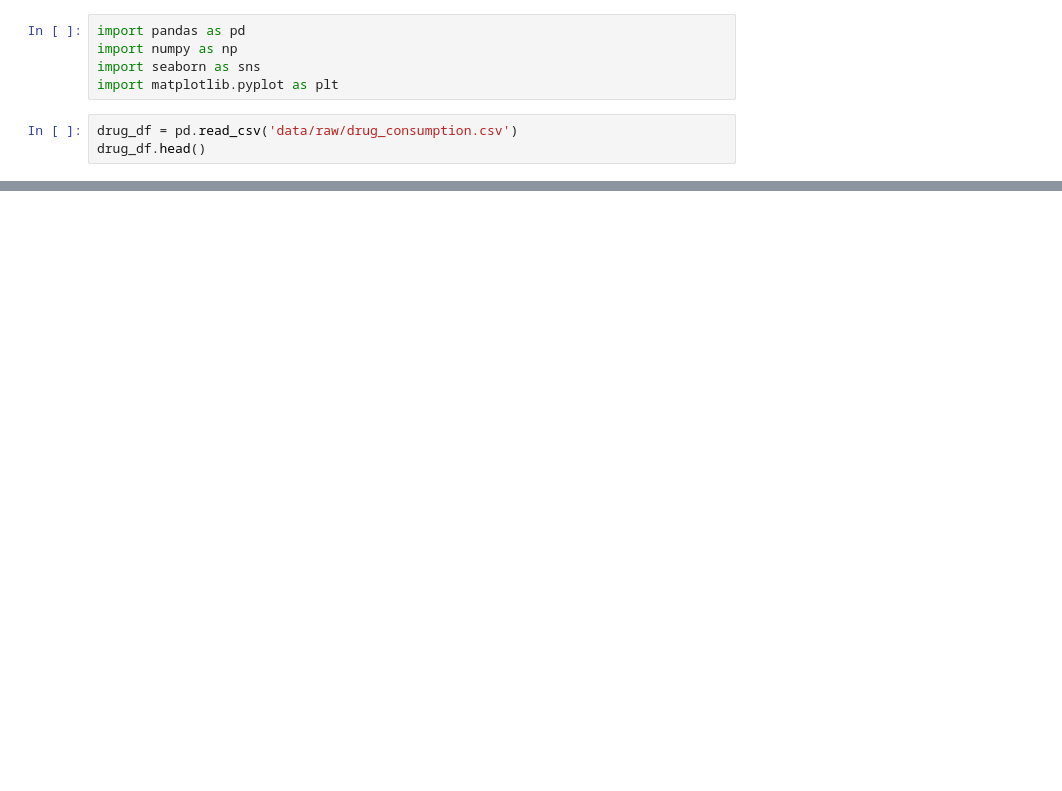
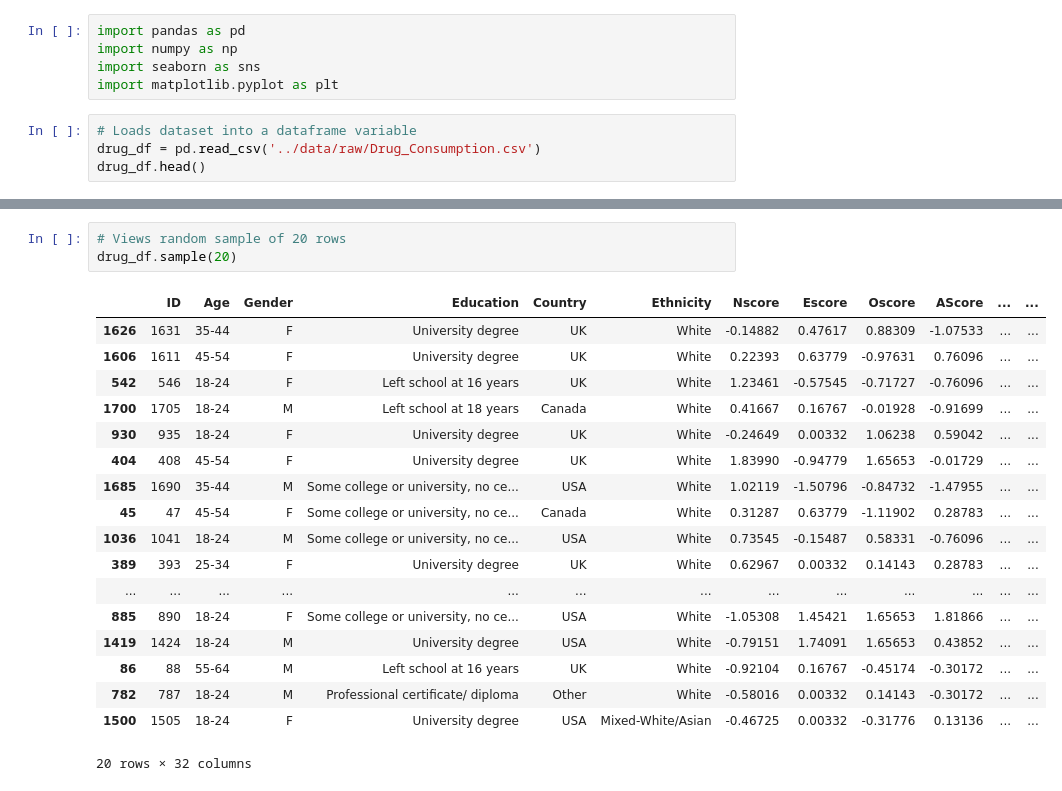
Before and after one commit to josephstar48/drug_consumption_analysis, a Jupyter notebook: notebooks/01_data_exploration.ipynb, the cells around one changed output, grey strips where cells are left out. Drawn from its saved outputs; the diff is of its cells as text; blank space fills up the shorter version.

Commit message:
Adds data explroration work in exploration notebook

```diff
--- a/notebooks/01_data_exploration.ipynb
+++ b/notebooks/01_data_exploration.ipynb
@@ -4,6 +4,7 @@ import numpy as np
 import seaborn as sns
 import matplotlib.pyplot as plt
 # %%
-drug_df = pd.read_csv('data/raw/drug_consumption.csv')
+# Loads dataset into a dataframe variable
+drug_df = pd.read_csv('../data/raw/Drug_Consumption.csv')
 drug_df.head()
 # %% [output]
@@ -10,0 +18,22 @@ FileNotFoundError: [Errno 2] No such file or directory: 'data/raw/drug_consumpti
+# %%
+# Views random sample of 20 rows
+drug_df.sample(20)
+# %% [output]
+|  | ID | Age | Gender | Education | Country | Ethnicity | Nscore | Escore | Oscore | AScore | ... | ... |
+| 1626 | 1631 | 35-44 | F | University degree | UK | White | -0.14882 | 0.47617 | 0.88309 | -1.07533 | ... | ... |
+| 1606 | 1611 | 45-54 | F | University degree | UK | White | 0.22393 | 0.63779 | -0.97631 | 0.76096 | ... | ... |
+| 542 | 546 | 18-24 | F | Left school at 16 years | UK | White | 1.23461 | -0.57545 | -0.71727 | -0.76096 | ... | ... |
+| 1700 | 1705 | 18-24 | M | Left school at 18 years | Canada | White | 0.41667 | 0.16767 | -0.01928 | -0.91699 | ... | ... |
+| 930 | 935 | 18-24 | F | University degree | UK | White | -0.24649 | 0.00332 | 1.06238 | 0.59042 | ... | ... |
+| 404 | 408 | 45-54 | F | University degree | UK | White | 1.83990 | -0.94779 | 1.65653 | -0.01729 | ... | ... |
+| 1685 | 1690 | 35-44 | M | Some college or university, no ce... | USA | White | 1.02119 | -1.50796 | -0.84732 | -1.47955 | ... | ... |
+| 45 | 47 | 45-54 | F | Some college or university, no ce... | Canada | White | 0.31287 | 0.63779 | -1.11902 | 0.28783 | ... | ... |
+| 1036 | 1041 | 18-24 | M | Some college or university, no ce... | USA | White | 0.73545 | -0.15487 | 0.58331 | -0.76096 | ... | ... |
+| 389 | 393 | 25-34 | F | University degree | UK | White | 0.62967 | 0.00332 | 0.14143 | 0.28783 | ... | ... |
+| ... | ... | ... | ... | ... | ... | ... | ... | ... | ... | ... | ... | ... |
+| 885 | 890 | 18-24 | F | Some college or university, no ce... | USA | White | -1.05308 | 1.45421 | 1.65653 | 1.81866 | ... | ... |
+| 1419 | 1424 | 18-24 | M | University degree | USA | White | -0.79151 | 1.74091 | 1.65653 | 0.43852 | ... | ... |
+| 86 | 88 | 55-64 | M | Left school at 16 years | UK | White | -0.92104 | 0.16767 | -0.45174 | -0.30172 | ... | ... |
+| 782 | 787 | 18-24 | M | Professional certificate/ diploma | Other | White | -0.58016 | 0.00332 | 0.14143 | -0.30172 | ... | ... |
+| 1500 | 1505 | 18-24 | F | University degree | USA | Mixed-White/Asian | -0.46725 | 0.00332 | -0.31776 | 0.13136 | ... | ... |
+20 rows × 32 columns
```
Also changed, not shown: parts of 5 cells of this notebook.
